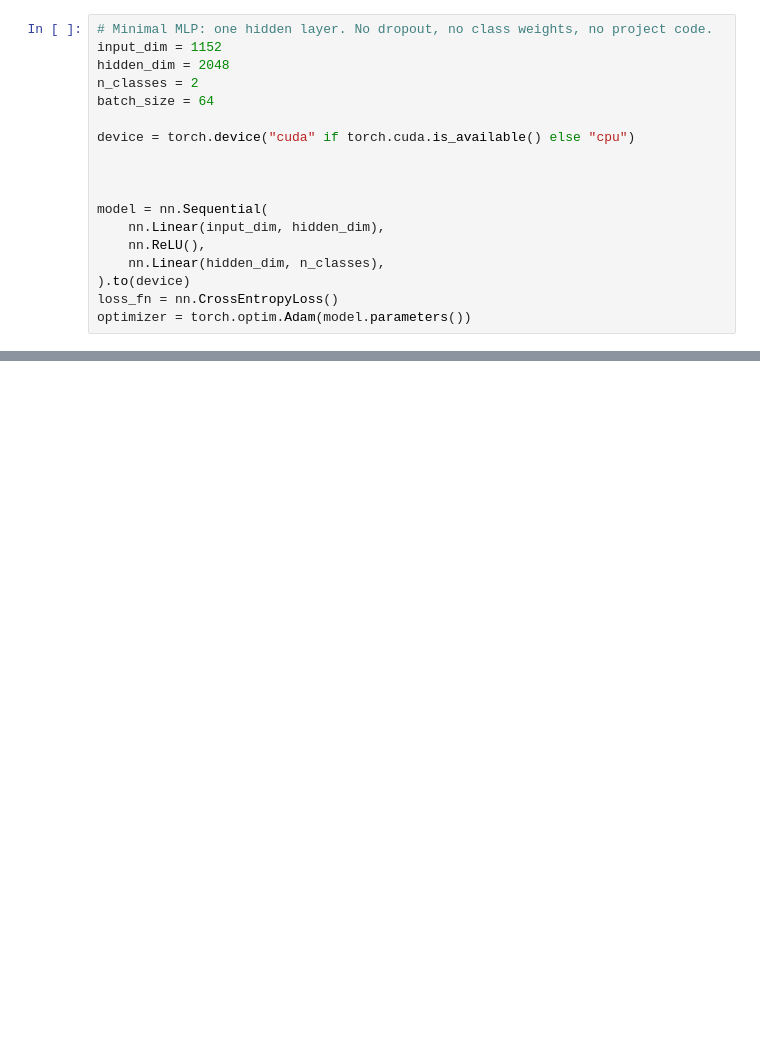
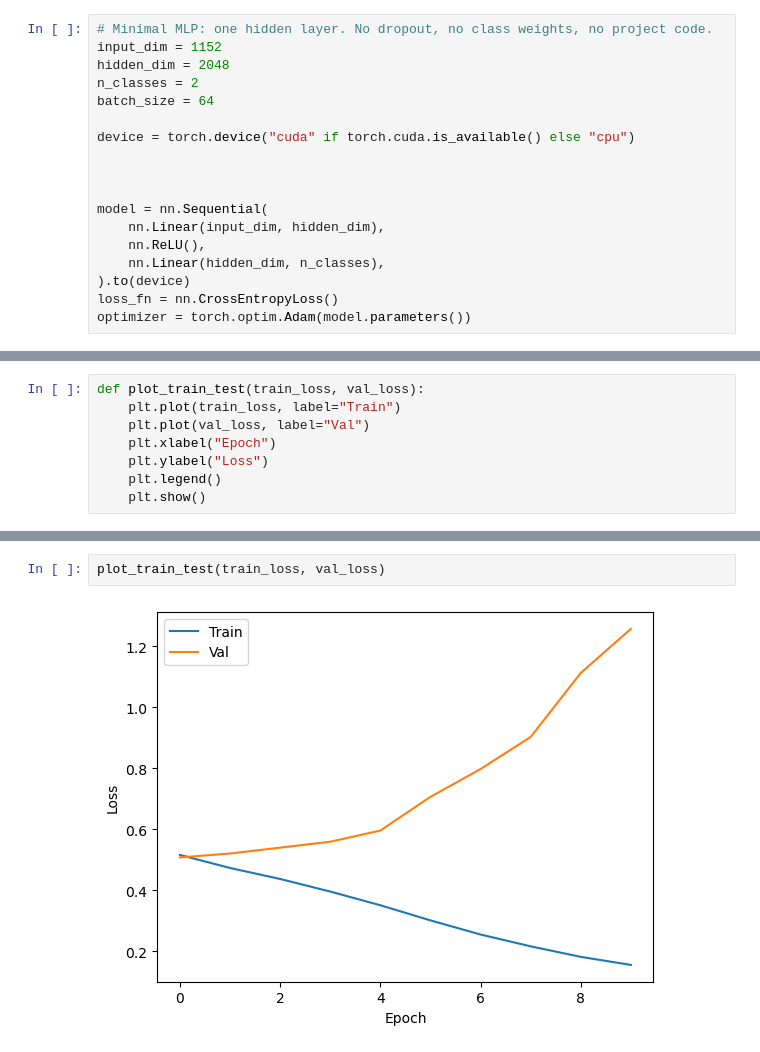
Before and after one commit to dylan33smith/GeneEssentiality, a Jupyter notebook: model2.ipynb, the cells around one changed output, grey strips where cells are left out. Cells and saved outputs as stored; diff of their text form; blank space fills up the shorter version.

```diff
--- a/model2.ipynb
+++ b/model2.ipynb
@@ -187,0 +346,8 @@ plt.show()
+# %%
+def plot_train_test(train_loss, val_loss):
+    plt.plot(train_loss, label="Train")
+    plt.plot(val_loss, label="Val")
+    plt.xlabel("Epoch")
+    plt.ylabel("Loss")
+    plt.legend()
+    plt.show()
@@ -187,0 +429,4 @@ plt.show()
+# %%
+plot_train_test(train_loss, val_loss)
+# %% [output]
+[figure, added]
```
Also changed, not shown: parts of 17 cells of this notebook, 8 other files.
